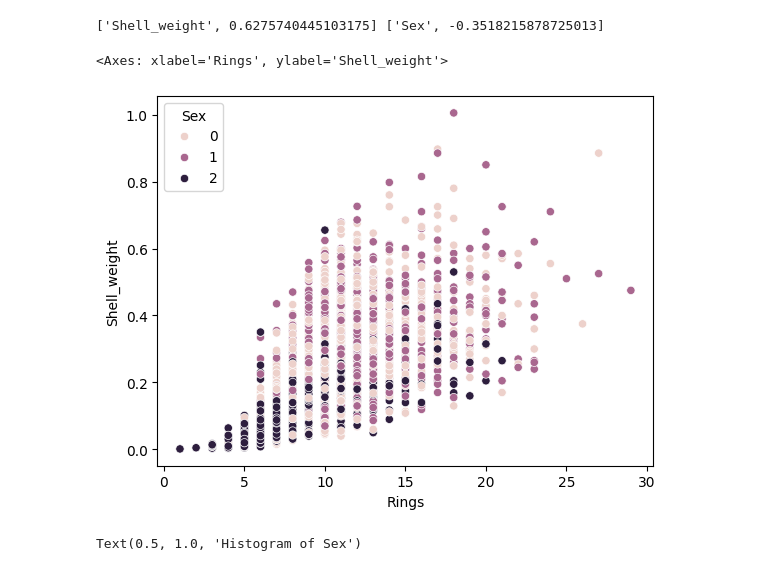
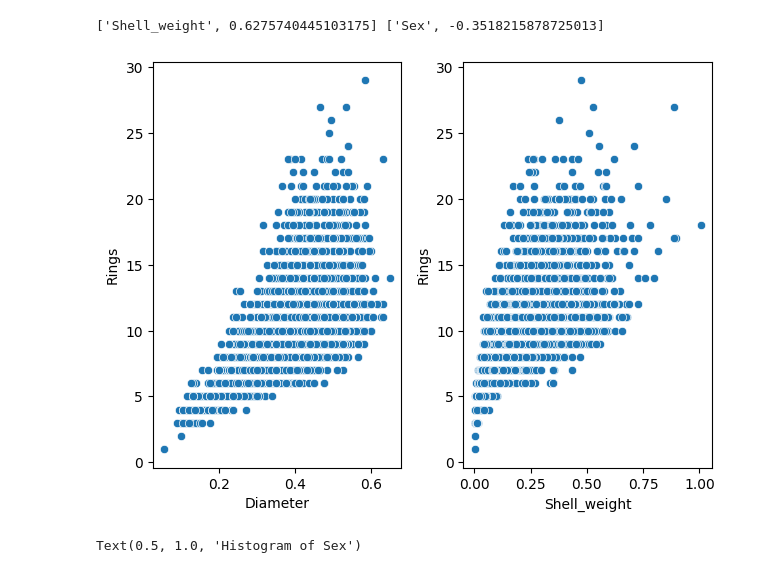
Before and after one commit to 9963KK/MATH5836, a Jupyter notebook: assn1.ipynb, the cells around one changed output. Drawn from its saved outputs; the diff is of its cells as text; code cells hidden in the pictures.

```diff
--- a/assn1.ipynb
+++ b/assn1.ipynb
@@ -74,11 +116,15 @@ rings_pos, rings_neg = [rings_corr.index[1], rings_corr.values[1]], [rings_corr.
 print(rings_pos, rings_neg)
 # %% [output]
 ['Shell_weight', 0.6275740445103175] ['Sex', -0.3518215878725013]
-# %%
-sns.scatterplot(data=data, x='Rings', y='Shell_weight', hue='Sex', legend=True)
-# %% [output]
-<Axes: xlabel='Rings', ylabel='Shell_weight'>
-[figure, removed]
+# %%
+plt.subplot(121)
+sns.scatterplot(data=data, y='Rings', x='Diameter', legend=True)
+plt.subplot(122)
+sns.scatterplot(data=data, y='Rings', x='Shell_weight', legend=True)
+plt.tight_layout()
+plt.show()
+# %% [output]
+[figure, added]
 # %%
 plt.subplots(1, 3, figsize=(15, 5))
 plt.subplot(1, 3, 1)
```
Also changed, not shown: parts of 4 cells of this notebook, 3 other files.
